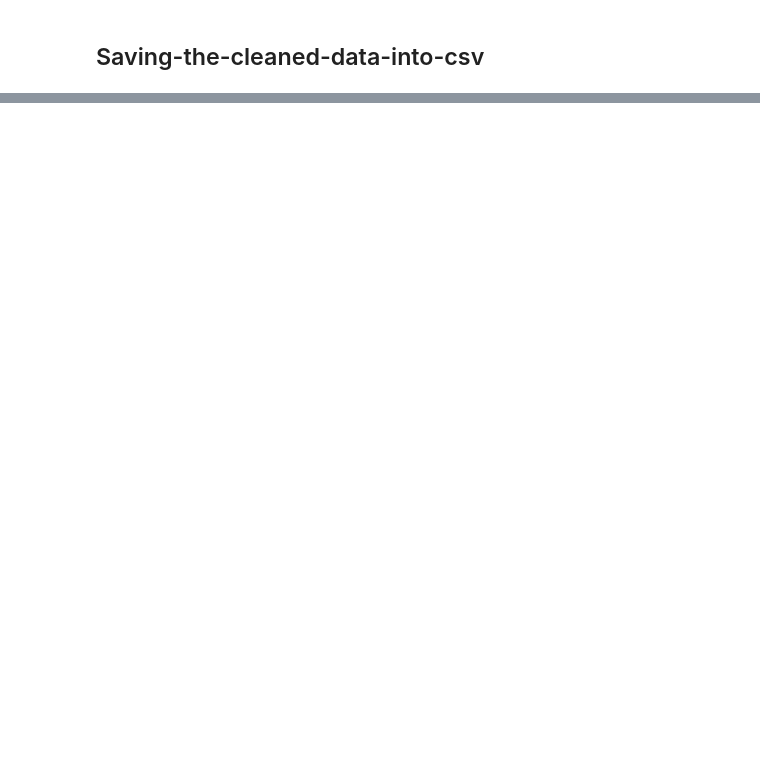
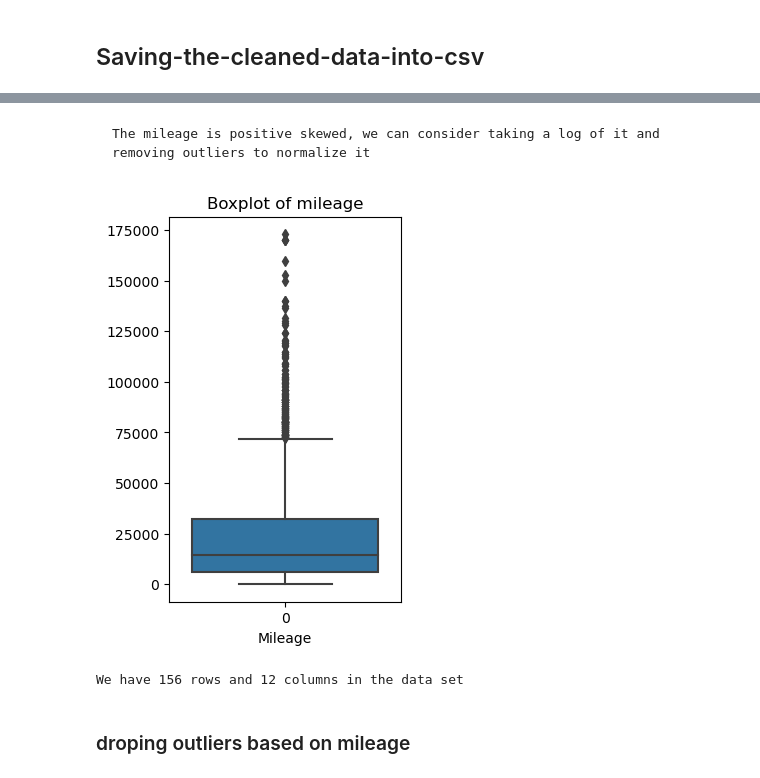
Before and after one commit to Shedinho20/Project01, a Jupyter notebook: Project01.ipynb, the cells around one changed output, grey strips where cells are left out. Saved outputs shown, nothing was run; the diff lists cells and outputs as text; code cells hidden in the pictures; blank space fills up the shorter version.

```diff
--- a/Project01.ipynb
+++ b/Project01.ipynb
@@ -304,0 +349,30 @@ df.to_csv("./data/cleaned_data.csv")
+# %% [markdown]
+    The mileage is positive skewed, we can consider taking a log of it and removing outliers to normalize it
+# %%
+### Visualization of outliers
+
+plt.figure(figsize=(3,5))
+
+sns.boxplot(df.mileage)
+
+plt.title("Boxplot of mileage")
+plt.xlabel("Mileage")
+plt.show()
+# %% [output]
+[figure, added]
+# %%
+## Using IQR approach to remove outliers
+
+Q1 = df.mileage.quantile(0.25)
+Q3 = df.mileage.quantile(0.75)
+
+IQR=Q3-Q1
+outliers = df.loc[((df.mileage<(Q1-1.5*IQR)) | (df.mileage>(Q3+1.5*IQR)))]
+
+
+# description of the outliers
+get_data_description(outliers)
+# %% [output]
+We have 156 rows and 12 columns in the data set
+# %% [markdown]
+### droping outliers based on mileage
```
Also changed, not shown: parts of 25 cells of this notebook, 2 other files.
